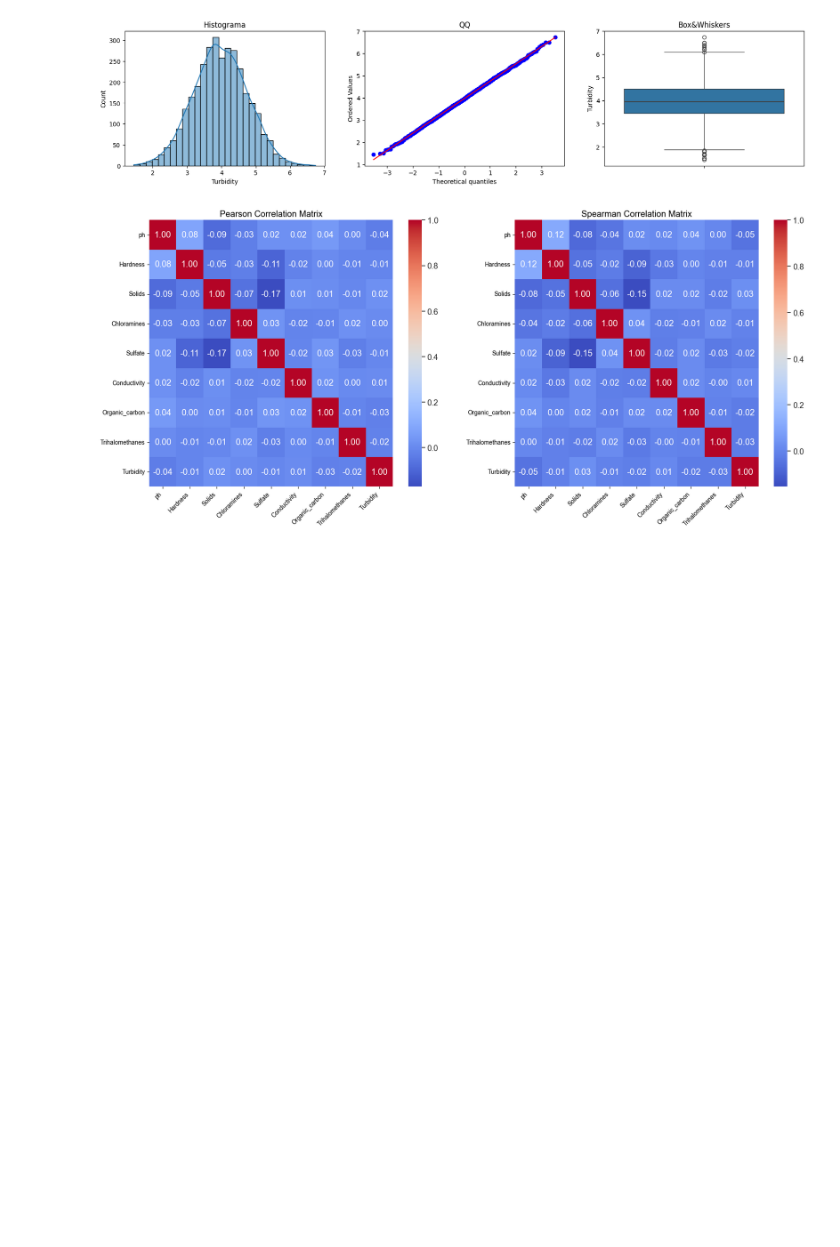
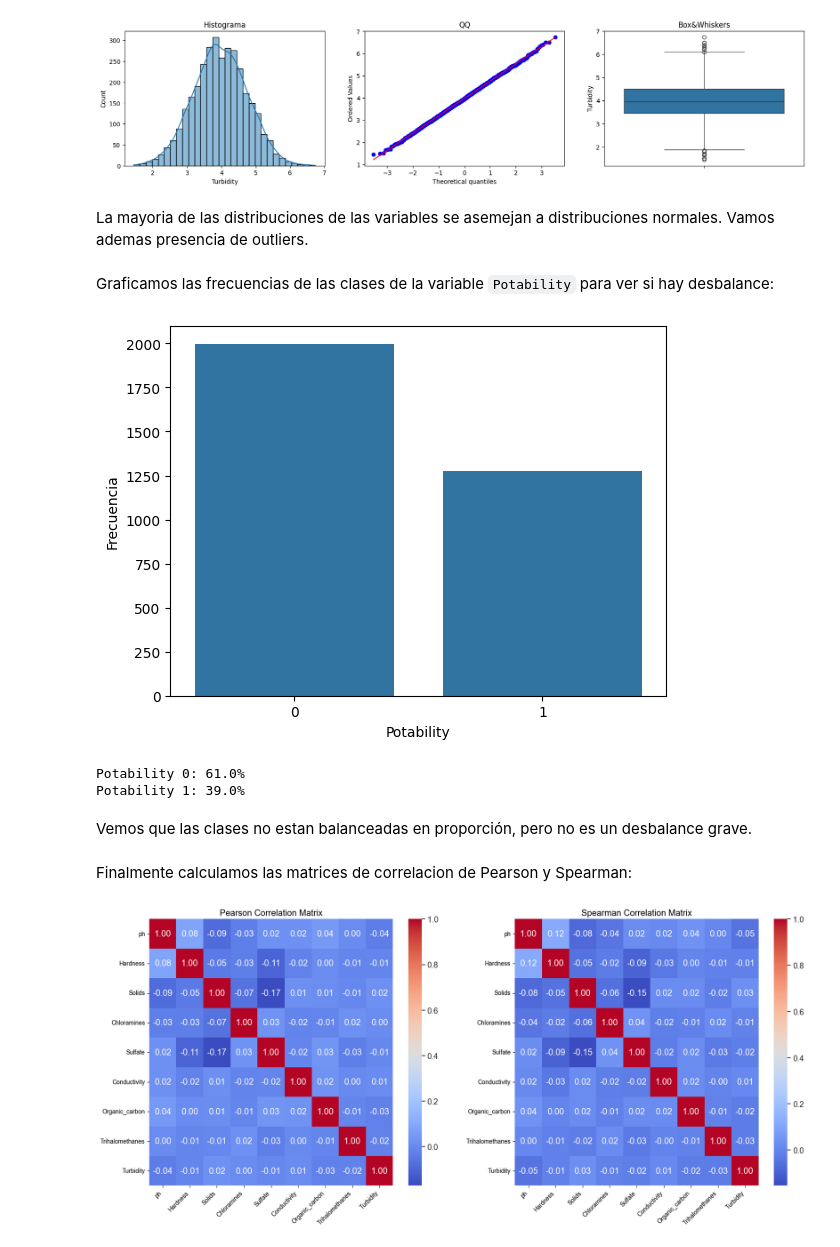
Before and after one commit to IA-UBA/aprendizaje-de-maquina-I, a Jupyter notebook: notebook/EDA.ipynb, the cells around one changed output. Cells and saved outputs as stored; diff of their text form; code cells hidden in the pictures; blank space fills up the shorter version.

Commit message:
ADD: Data Analysis

```diff
--- a/notebook/EDA.ipynb
+++ b/notebook/EDA.ipynb
@@ -75,6 +121,30 @@ for column in raw_df[NUMERICAL_CONTINOUS].columns:
 [figure]
 [figure]
 [figure]
+# %% [markdown]
+La mayoria de las distribuciones de las variables se asemejan a distribuciones normales. Vamos ademas presencia de outliers.
+# %% [markdown]
+Graficamos las frecuencias de las clases de la variable `Potability` para ver si hay desbalance:
+# %%
+frecuencias_target = raw_df[TARGET].value_counts()
+
+df_frecuencias = frecuencias_target.reset_index()
+df_frecuencias.columns = ['Potability', 'Frecuencia']
+
+sns.barplot(x='Potability', y='Frecuencia', data=df_frecuencias)
+plt.show()
+# %% [output]
+[figure, added]
+# %%
+for index, frec in frecuencias_target.items():
+    print(f"Potability {index}: {round((frec * 100) / len(raw_df), 1)}%")
+# %% [output]
+Potability 0: 61.0%
+Potability 1: 39.0%
+# %% [markdown]
+Vemos que las clases no estan balanceadas en proporción, pero no es un desbalance grave.
+# %% [markdown]
+Finalmente calculamos las matrices de correlacion de Pearson y Spearman:
 # %%
 fig,ax = plt.subplots(1, 2,figsize=(20, 8))
 
```
Also changed, not shown: parts of 10 cells of this notebook, 8 other files.
